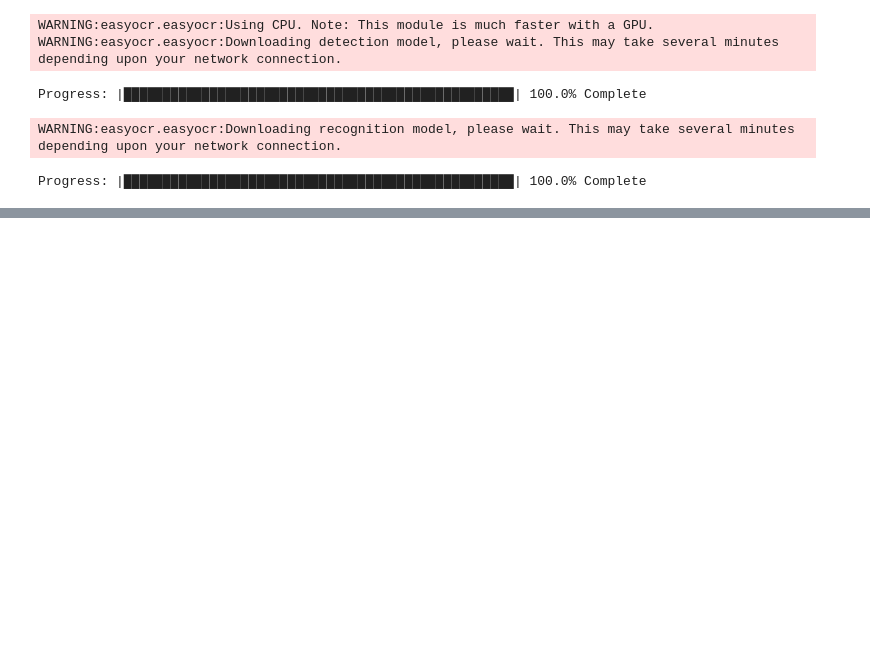
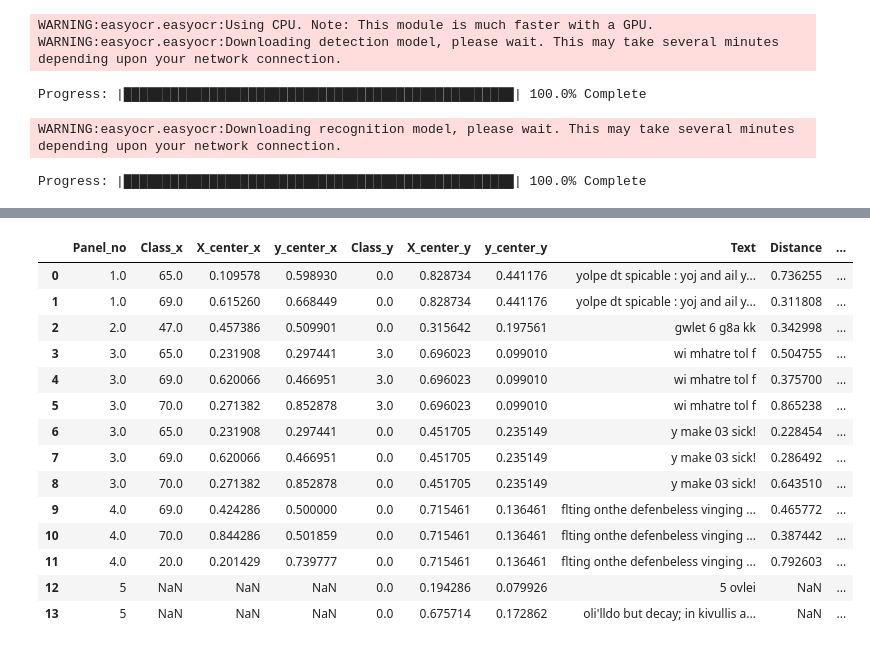
Before and after one commit to yallavaibhav/Comic-AudioBooks, a Jupyter notebook: Final_data298.ipynb, the cells around one changed output, grey strips where cells are left out. Saved outputs shown, nothing was run; the diff lists cells and outputs as text; code cells hidden in the pictures; blank space fills up the shorter version.

```diff
--- a/Final_data298.ipynb
+++ b/Final_data298.ipynb
@@ -549,0 +417,2 @@ last [[56.0, 0.485938, 0.680469], [56.0, 0.550781, 0.764063], [50.0, 0.735156, 0
+# %%
+JOined_data = JOined_data.drop(['height_x', 'width_x', 'height_y', 'width_y' ], axis = 1)
@@ -549,0 +437,2 @@ last [[56.0, 0.485938, 0.680469], [56.0, 0.550781, 0.764063], [50.0, 0.735156, 0
+# %%
+JOined_data['Distance'] = np.sqrt(((JOined_data['X_center_y'] - JOined_data['X_center_x'])**2)+((JOined_data['y_center_y'] - JOined_data['y_center_x'])**2))
@@ -549,0 +457,20 @@ last [[56.0, 0.485938, 0.680469], [56.0, 0.550781, 0.764063], [50.0, 0.735156, 0
+# %%
+JOined_data['rnk'] = JOined_data.groupby(['Panel_no','Text'])['Distance'].rank(method='min', ascending=True).astype(float)
+# %%
+JOined_data
+# %% [output]
+|  | Panel_no | Class_x | X_center_x | y_center_x | Class_y | X_center_y | y_center_y | Text | Distance | ... |
+| 0 | 1.0 | 65.0 | 0.109578 | 0.598930 | 0.0 | 0.828734 | 0.441176 | yolpe dt spicable : yoj and ail y... | 0.736255 | ... |
+| 1 | 1.0 | 69.0 | 0.615260 | 0.668449 | 0.0 | 0.828734 | 0.441176 | yolpe dt spicable : yoj and ail y... | 0.311808 | ... |
+| 2 | 2.0 | 47.0 | 0.457386 | 0.509901 | 0.0 | 0.315642 | 0.197561 | gwlet 6 g8a kk | 0.342998 | ... |
+| 3 | 3.0 | 65.0 | 0.231908 | 0.297441 | 3.0 | 0.696023 | 0.099010 | wi mhatre tol f | 0.504755 | ... |
+| 4 | 3.0 | 69.0 | 0.620066 | 0.466951 | 3.0 | 0.696023 | 0.099010 | wi mhatre tol f | 0.375700 | ... |
+| 5 | 3.0 | 70.0 | 0.271382 | 0.852878 | 3.0 | 0.696023 | 0.099010 | wi mhatre tol f | 0.865238 | ... |
+| 6 | 3.0 | 65.0 | 0.231908 | 0.297441 | 0.0 | 0.451705 | 0.235149 | y make 03 sick! | 0.228454 | ... |
+| 7 | 3.0 | 69.0 | 0.620066 | 0.466951 | 0.0 | 0.451705 | 0.235149 | y make 03 sick! | 0.286492 | ... |
+| 8 | 3.0 | 70.0 | 0.271382 | 0.852878 | 0.0 | 0.451705 | 0.235149 | y make 03 sick! | 0.643510 | ... |
+| 9 | 4.0 | 69.0 | 0.424286 | 0.500000 | 0.0 | 0.715461 | 0.136461 | flting onthe defenbeless vinging ... | 0.465772 | ... |
+| 10 | 4.0 | 70.0 | 0.844286 | 0.501859 | 0.0 | 0.715461 | 0.136461 | flting onthe defenbeless vinging ... | 0.387442 | ... |
+| 11 | 4.0 | 20.0 | 0.201429 | 0.739777 | 0.0 | 0.715461 | 0.136461 | flting onthe defenbeless vinging ... | 0.792603 | ... |
+| 12 | 5 | NaN | NaN | NaN | 0.0 | 0.194286 | 0.079926 | 5 ovlei | NaN | ... |
+| 13 | 5 | NaN | NaN | NaN | 0.0 | 0.675714 | 0.172862 | oli'lldo but decay; in kivullis a... | NaN | ... |
```
Also changed, not shown: parts of 94 cells of this notebook.
